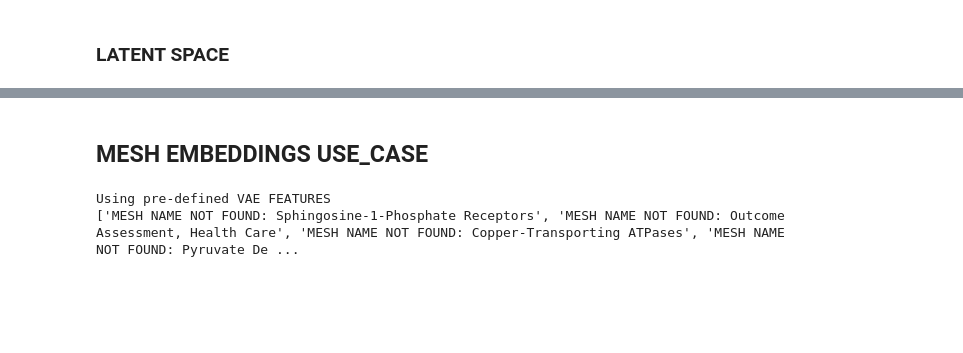
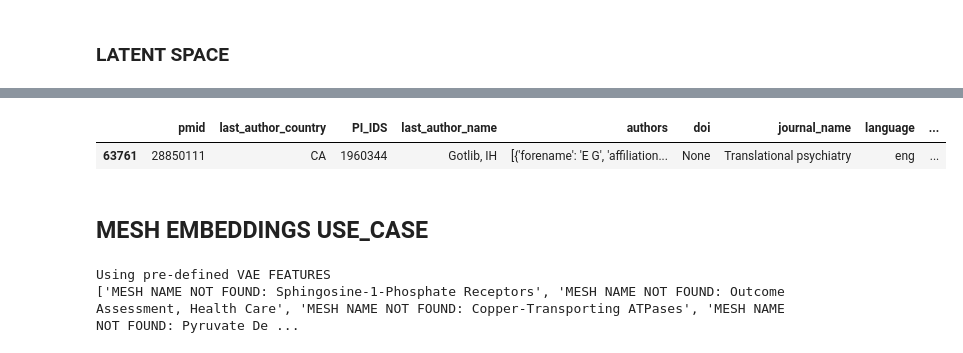
Before and after one commit to ShaulSolomon/academix-ydata-project-truncated, a Jupyter notebook: code/5_vae.ipynb, the cells around one changed output, grey strips where cells are left out. Saved outputs shown, nothing was run; the diff lists cells and outputs as text; code cells hidden in the pictures; blank space fills up the shorter version.

```diff
--- a/code/5_vae.ipynb
+++ b/code/5_vae.ipynb
@@ -504,9 +505,7 @@ unique_PI_IDS = df_auths['PI_IDS'].unique()
 idx_PI_rand = np.random.choice(len(unique_PI_IDS),2,replace=False)
 PI_IDS = unique_PI_IDS[idx_PI_rand]
 
-# ex_PI_IDS = [1884428, 2408887]
-
-df_PIDS = df[df['PI_IDS'].isin(PI_IDS)]
+df_PIDS = df_nonan[df_nonan['PI_IDS'].isin(PI_IDS)]
 labels = df_PIDS['PI_IDS'].values
 pmids = df_PIDS['pmid'].values
 # %%
@@ -640,2 +601,16 @@ t-SNE done! Time elapsed: 0.17958879470825195 seconds
 [interactive output not drawn]
 [interactive output not drawn]
+# %%
+## EXPLORE USE_CASE
+
+'''
+last_author_name  PI_IDS
+Gotlib, IH        1960344    59
+Huang, TJ         9493483    34
+'''
+good_pmids = ['27457566','29929156','19347861']
+exploratory_pmids = ['28850111']
+df_PIDS[df_PIDS['pmid'].isin(exploratory_pmids)]
+# %% [output]
+|  | pmid | last_author_country | PI_IDS | last_author_name | authors | doi | journal_name | language | ... |
+| 63761 | 28850111 | CA | 1960344 | Gotlib, IH | [{'forename': 'E G', 'affiliation... | None | Translational psychiatry | eng | ... |
```
Also changed, not shown: parts of 13 cells of this notebook.
